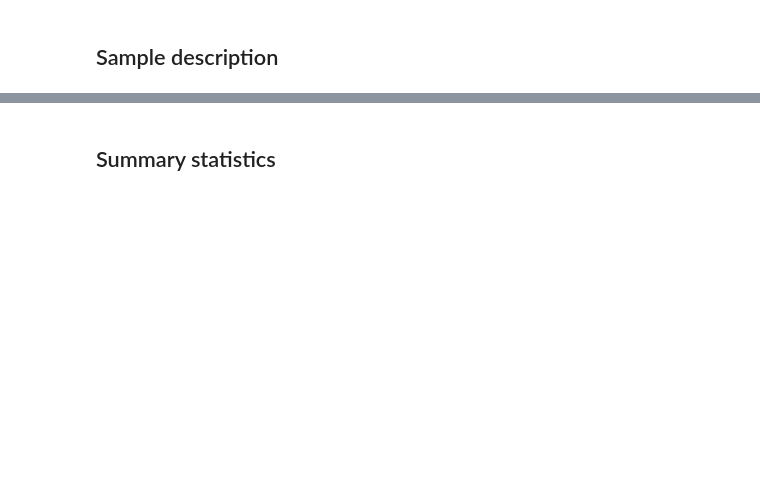
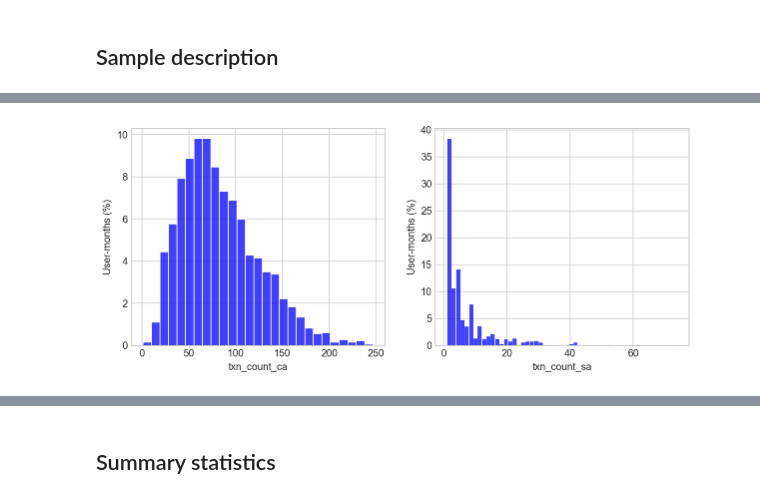
Before and after one commit to fabiangunzinger/entropy, a Jupyter notebook: notebooks/analysis.ipynb, the cells around one changed output, grey strips where cells are left out. Drawn from its saved outputs; the diff is of its cells as text; code cells hidden in the pictures; blank space fills up the shorter version.

```diff
--- a/notebooks/analysis.ipynb
+++ b/notebooks/analysis.ipynb
@@ -72,0 +88,14 @@ sample_description_hists(df)
+# %%
+def txns_counts(df, write=True):
+    """Plots distribution of txns per user-month for current and savings accounts."""
+    colour = "blue"
+    fig, ax = plt.subplots(1, 2, figsize=(10, 4))
+    for idx, var in enumerate(["txn_count_ca", "txn_count_sa"]):
+        sns.histplot(data=df[var], color=colour, stat="percent", ax=ax[idx])
+        fh.set_axis_labels(ax[idx], var, "User-months (%)")
+    return fig
+
+
+fig = txns_counts(df)
+# %% [output]
+[figure, added]
```
Also changed, not shown: parts of 9 cells of this notebook, 4 other files.
